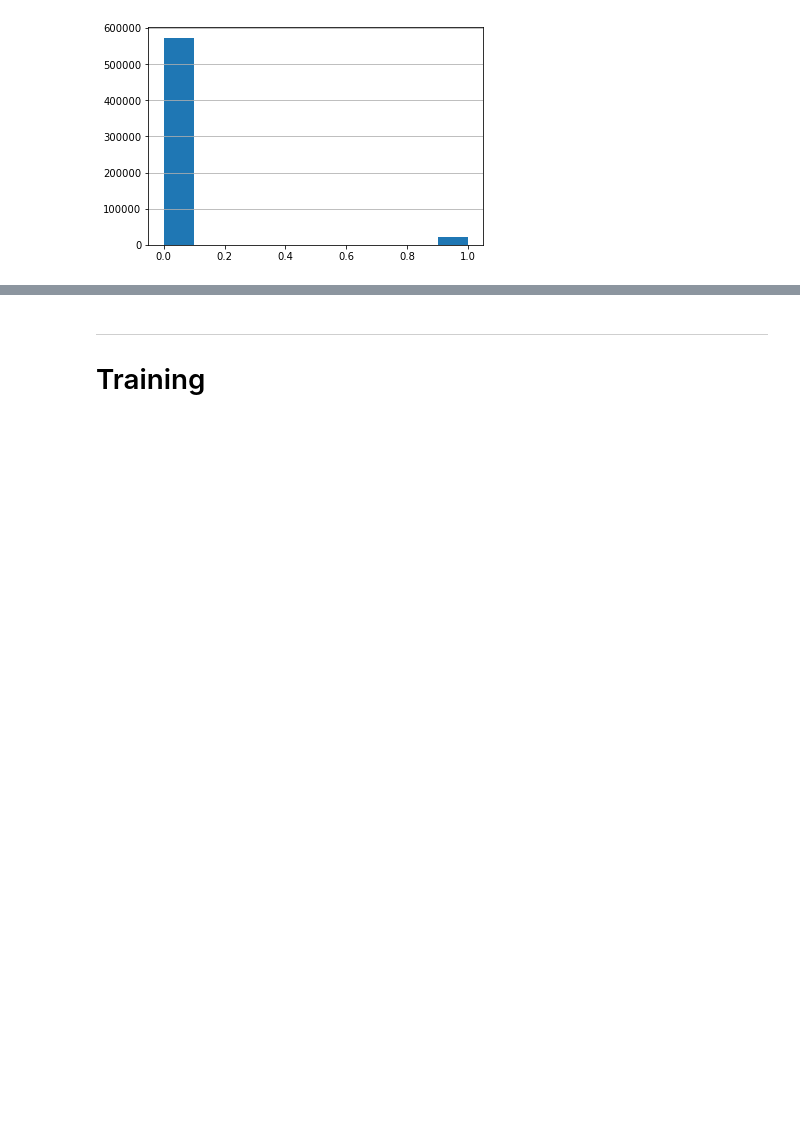
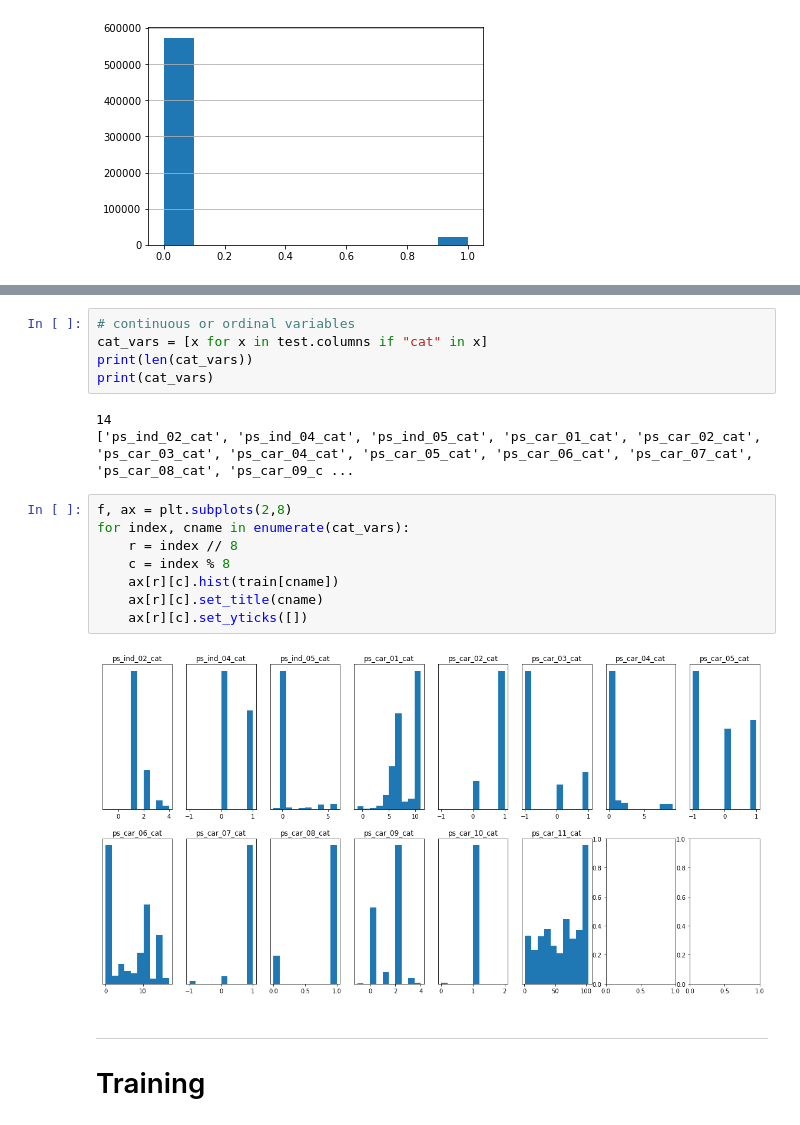
Before and after one commit to zhangyilun/kaggle-port, a Jupyter notebook: script.ipynb, the cells around one changed output, grey strips where cells are left out. Cells and saved outputs as stored; diff of their text form; blank space fills up the shorter version.

```diff
--- a/script.ipynb
+++ b/script.ipynb
@@ -78,3 +126,21 @@ Name: target, dtype: int64
+# %%
+# continuous or ordinal variables
+cat_vars = [x for x in test.columns if "cat" in x]
+print(len(cat_vars))
+print(cat_vars)
+# %% [output]
+14
+['ps_ind_02_cat', 'ps_ind_04_cat', 'ps_ind_05_cat', 'ps_car_01_cat', 'ps_car_02_cat', 'ps_car_03_cat', 'ps_car_04_cat', 'ps_car_05_cat', 'ps_car_06_cat', 'ps_car_07_cat', 'ps_car_08_cat', 'ps_car_09_c ...
+# %%
+f, ax = plt.subplots(2,8)
+for index, cname in enumerate(cat_vars):
+    r = index // 8
+    c = index % 8
+    ax[r][c].hist(train[cname])
+    ax[r][c].set_title(cname)
+    ax[r][c].set_yticks([])
+# %% [output]
+[figure, added]
 # %% [markdown]
 ---
 # Training
```
Also changed, not shown: parts of 9 cells of this notebook, 2 other files.
